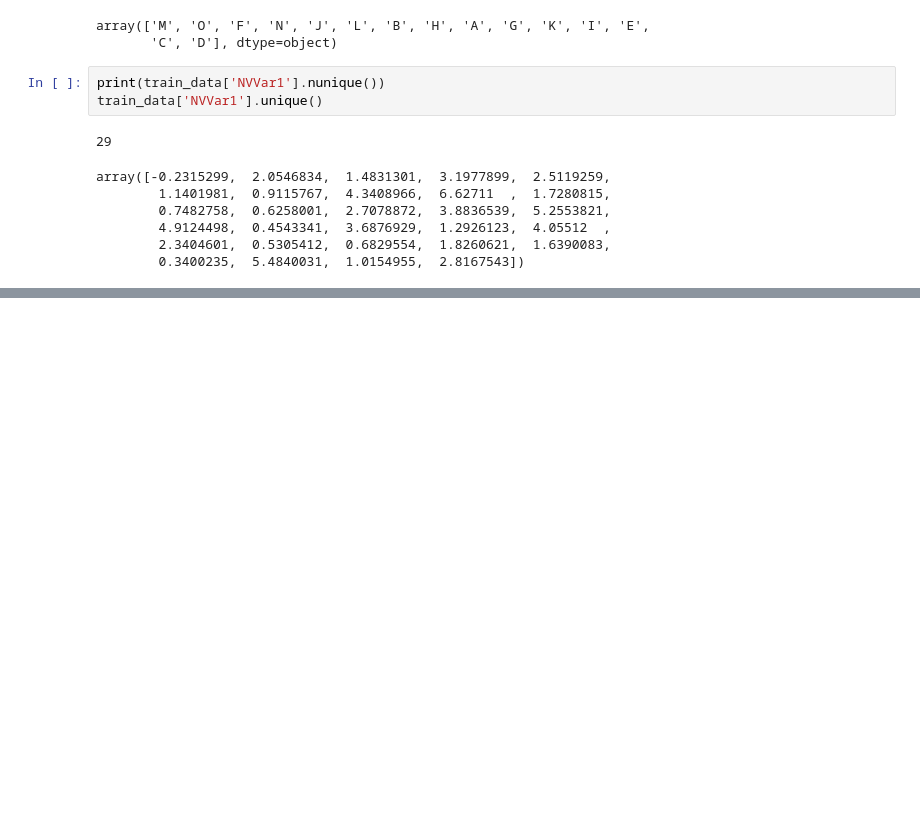
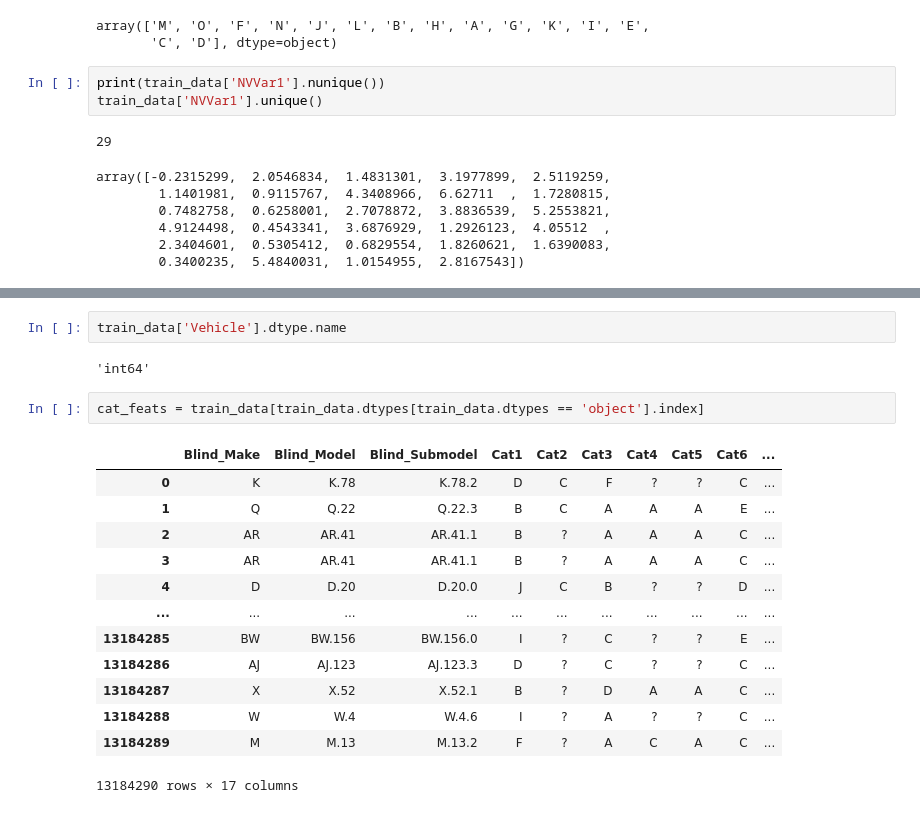
Before and after one commit to AnoopCA/Vehicle_Insurance_Claims_Prediction, a Jupyter notebook: Claims_Prediction.ipynb, the cells around one changed output, grey strips where cells are left out. Saved outputs shown, nothing was run; the diff lists cells and outputs as text; blank space fills up the shorter version.

```diff
--- a/Claims_Prediction.ipynb
+++ b/Claims_Prediction.ipynb
@@ -201,0 +247,20 @@ array([-0.2315299,  2.0546834,  1.4831301,  3.1977899,  2.5119259,
+# %%
+train_data['Vehicle'].dtype.name
+# %% [output]
+'int64'
+# %%
+cat_feats = train_data[train_data.dtypes[train_data.dtypes == 'object'].index]
+# %% [output]
+|  | Blind_Make | Blind_Model | Blind_Submodel | Cat1 | Cat2 | Cat3 | Cat4 | Cat5 | Cat6 | ... |
+| 0 | K | K.78 | K.78.2 | D | C | F | ? | ? | C | ... |
+| 1 | Q | Q.22 | Q.22.3 | B | C | A | A | A | E | ... |
+| 2 | AR | AR.41 | AR.41.1 | B | ? | A | A | A | C | ... |
+| 3 | AR | AR.41 | AR.41.1 | B | ? | A | A | A | C | ... |
+| 4 | D | D.20 | D.20.0 | J | C | B | ? | ? | D | ... |
+| ... | ... | ... | ... | ... | ... | ... | ... | ... | ... | ... |
+| 13184285 | BW | BW.156 | BW.156.0 | I | ? | C | ? | ? | E | ... |
+| 13184286 | AJ | AJ.123 | AJ.123.3 | D | ? | C | ? | ? | C | ... |
+| 13184287 | X | X.52 | X.52.1 | B | ? | D | A | A | C | ... |
+| 13184288 | W | W.4 | W.4.6 | I | ? | A | ? | ? | C | ... |
+| 13184289 | M | M.13 | M.13.2 | F | ? | A | C | A | C | ... |
+13184290 rows × 17 columns
```
Also changed, not shown: parts of 10 cells of this notebook.
